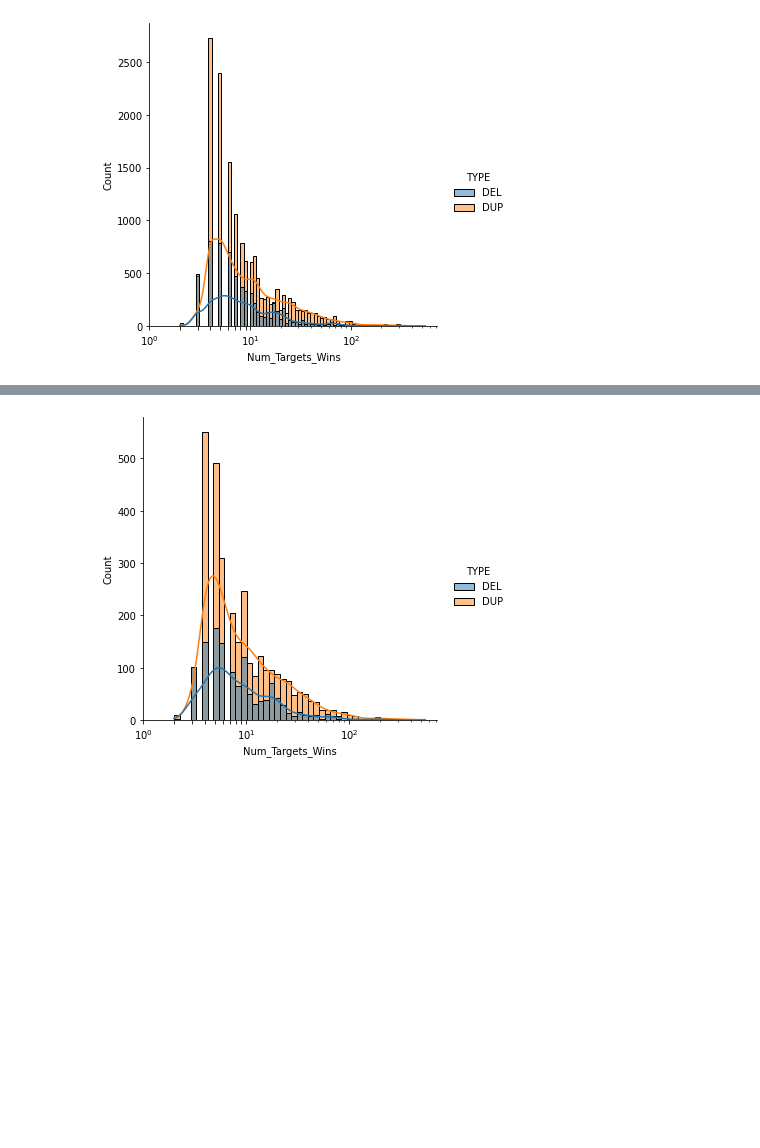
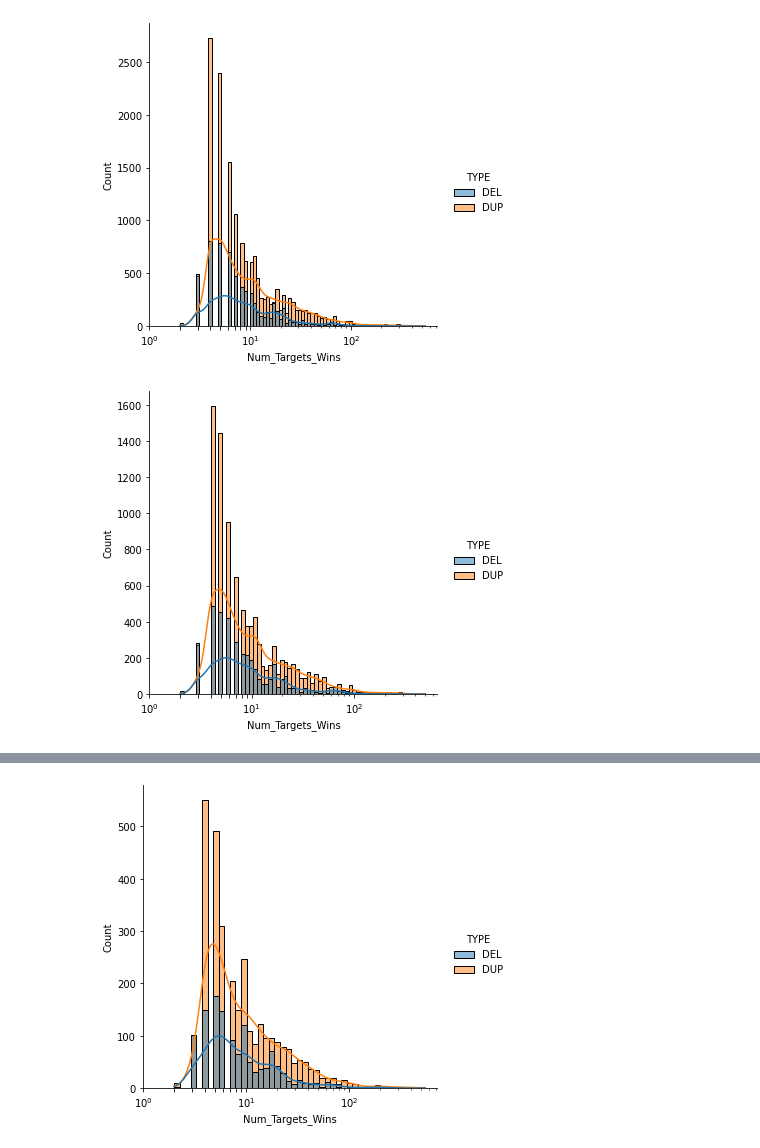
Before and after one commit to ShenLab/CNV-Espresso, a Jupyter notebook: src/training_entire_cnv_3classes.ipynb, the cells around one changed output, grey strips where cells are left out. Drawn from its saved outputs; the diff is of its cells as text; code cells hidden in the pictures; blank space fills up the shorter version.

```diff
--- a/src/training_entire_cnv_3classes.ipynb
+++ b/src/training_entire_cnv_3classes.ipynb
@@ -329,3 +341,15 @@ fig.savefig(output_figure_file, facecolor='w', edgecolor='w', bbox_inches = 'tig
 ## note: the bar is illustrated by the single type, not cumulated. For example, #win=4, del: 802 and dup:2729.
 # %% [output]
 [figure]
+# %%
+## training data
+output_figure_path = '/home/rt2776/cnv_espresso/images_rare_3classes/figures/'
+output_figure_file = output_figure_path+'train_entire_cnv_num_targets_wins.png'
+
+fig = sns.displot(data=train_cnv_info_df.sort_values(by='TYPE')
+                  , x="Num_Targets_Wins", hue="TYPE", log_scale=True, kde=True)
+plt.xticks([1,2,3,4,5,6,7,8,9,10, 100]) #x轴的刻度值
+fig.savefig(output_figure_file, facecolor='w', edgecolor='w', bbox_inches = 'tight',dpi=150)
+## note: the bar is illustrated by the single type, not cumulated. For example, #win=4, del: 802 and dup:2729.
+# %% [output]
+[figure, added]
```
Also changed, not shown: parts of 33 cells of this notebook, 5 other files.
